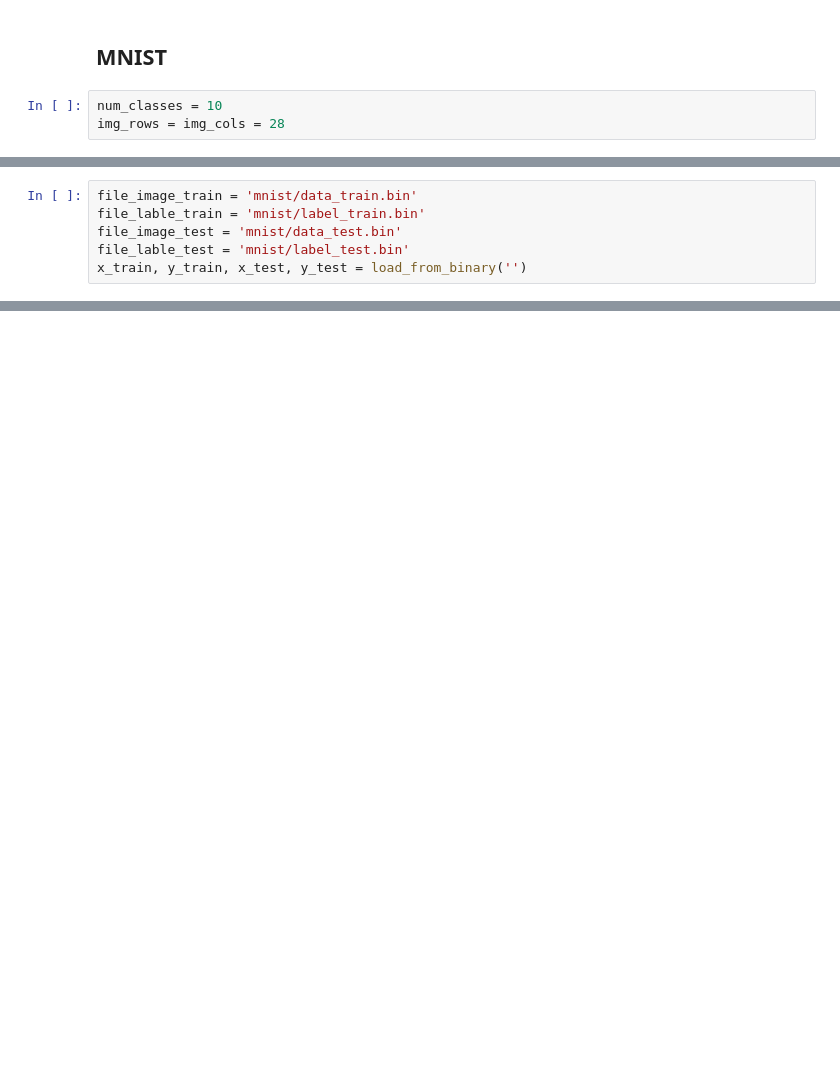
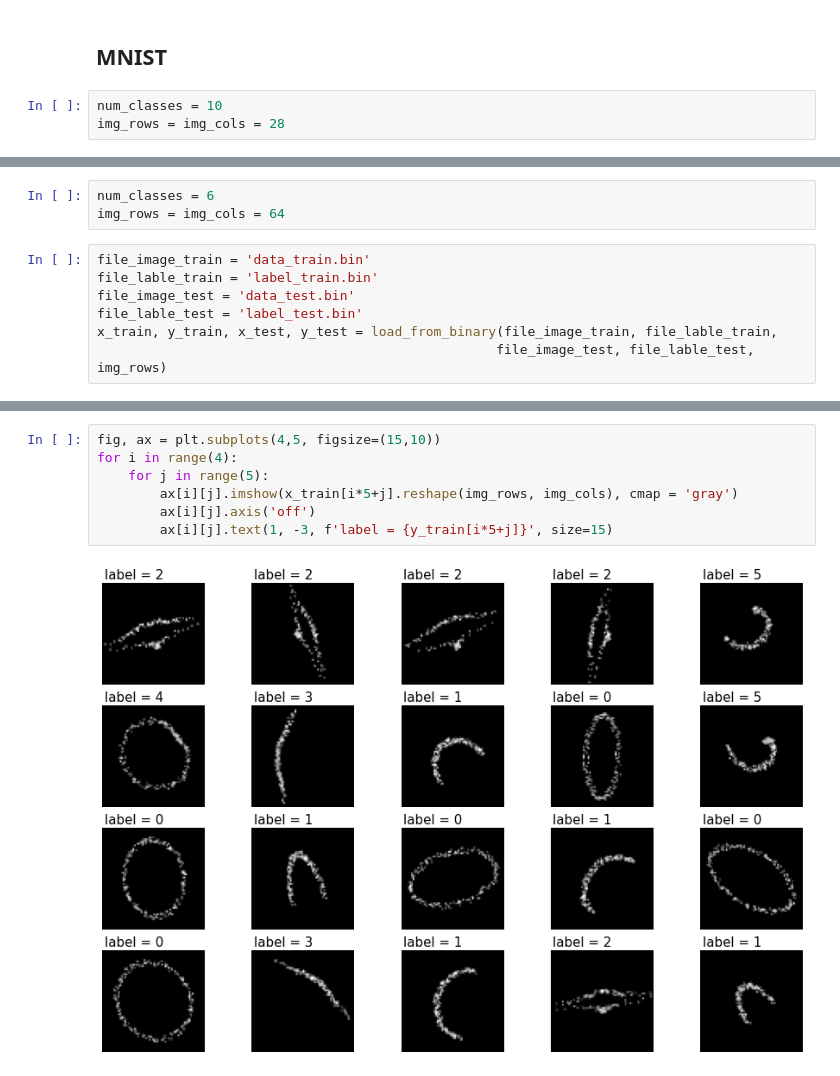
Before and after one commit to Lamantin12/ComputerGraphics, a Jupyter notebook: Generation+Modeling.ipynb, the cells around one changed output, grey strips where cells are left out. Drawn from its saved outputs; the diff is of its cells as text; blank space fills up the shorter version.

```diff
--- a/Generation+Modeling.ipynb
+++ b/Generation+Modeling.ipynb
@@ -312,6 +350,10 @@ img_rows = img_cols = 28
+# %%
+num_classes = 6
+img_rows = img_cols = 64
 # %%
-file_image_train = 'mnist/data_train.bin'
-file_lable_train = 'mnist/label_train.bin'
-file_image_test = 'mnist/data_test.bin'
-file_lable_test = 'mnist/label_test.bin'
-x_train, y_train, x_test, y_test = load_from_binary('')
+file_image_train = 'data_train.bin'
+file_lable_train = 'label_train.bin'
+file_image_test = 'data_test.bin'
+file_lable_test = 'label_test.bin'
+x_train, y_train, x_test, y_test = load_from_binary(file_image_train, file_lable_train,
+                                                   file_image_test, file_lable_test, img_rows)
@@ -325,0 +360,9 @@ x_train, y_train, x_test, y_test = load_from_binary('')
+# %%
+fig, ax = plt.subplots(4,5, figsize=(15,10))
+for i in range(4):
+    for j in range(5):
+        ax[i][j].imshow(x_train[i*5+j].reshape(img_rows, img_cols), cmap = 'gray')
+        ax[i][j].axis('off')
+        ax[i][j].text(1, -3, f'label = {y_train[i*5+j]}', size=15)
+# %% [output]
+[figure, added]
```
Also changed, not shown: parts of 34 cells of this notebook.
